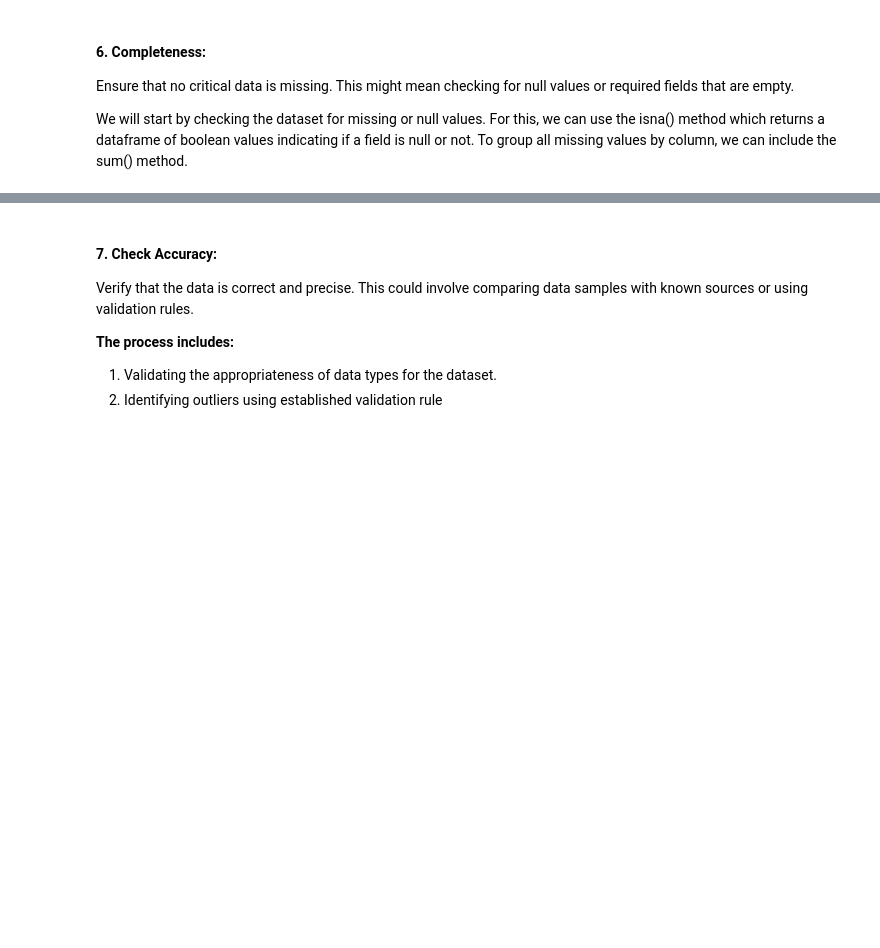
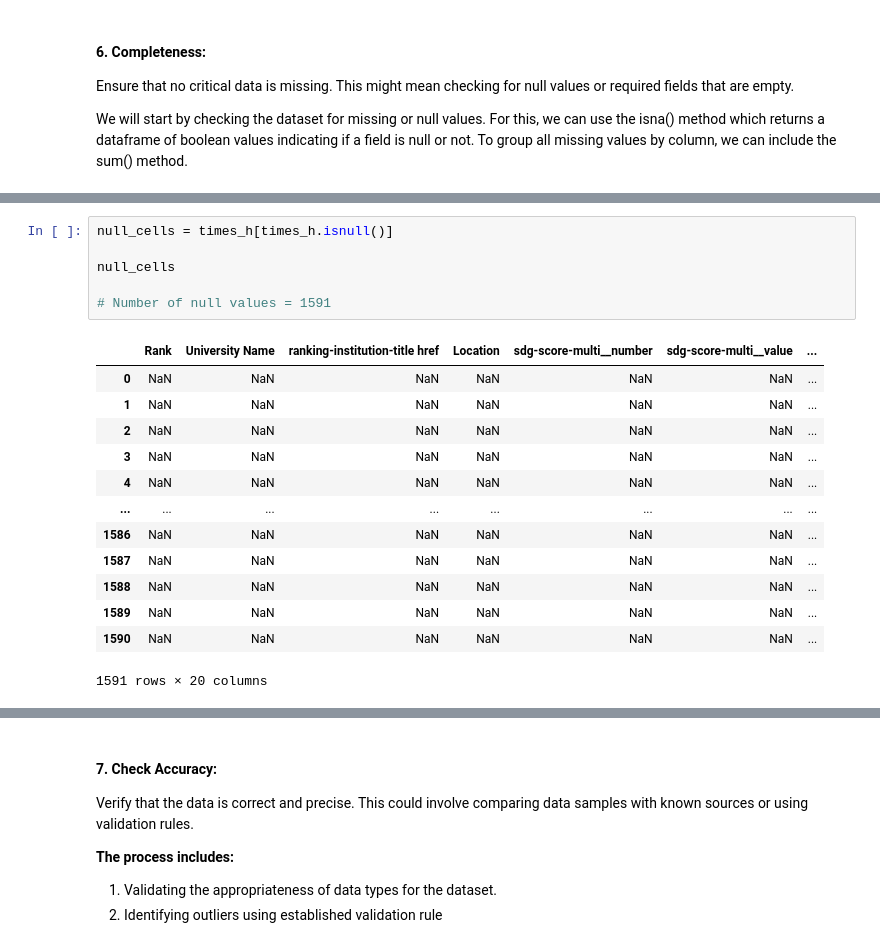
Before and after one commit to Tuwaiq-DS-ML-bootcamp-V-8/Usecase-3-Project-2, a Jupyter notebook: EDA explain template.ipynb, the cells around one changed output, grey strips where cells are left out. Drawn from its saved outputs; the diff is of its cells as text; blank space fills up the shorter version.

```diff
--- a/EDA explain template.ipynb
+++ b/EDA explain template.ipynb
@@ -378,0 +485,20 @@ times_h[times_h.isnull()].describe(include='all')
+# %%
+null_cells = times_h[times_h.isnull()]
+
+null_cells
+
+# Number of null values = 1591
+# %% [output]
+|  | Rank | University Name | ranking-institution-title href | Location | sdg-score-multi__number | sdg-score-multi__value | ... |
+| 0 | NaN | NaN | NaN | NaN | NaN | NaN | ... |
+| 1 | NaN | NaN | NaN | NaN | NaN | NaN | ... |
+| 2 | NaN | NaN | NaN | NaN | NaN | NaN | ... |
+| 3 | NaN | NaN | NaN | NaN | NaN | NaN | ... |
+| 4 | NaN | NaN | NaN | NaN | NaN | NaN | ... |
+| ... | ... | ... | ... | ... | ... | ... | ... |
+| 1586 | NaN | NaN | NaN | NaN | NaN | NaN | ... |
+| 1587 | NaN | NaN | NaN | NaN | NaN | NaN | ... |
+| 1588 | NaN | NaN | NaN | NaN | NaN | NaN | ... |
+| 1589 | NaN | NaN | NaN | NaN | NaN | NaN | ... |
+| 1590 | NaN | NaN | NaN | NaN | NaN | NaN | ... |
+1591 rows × 20 columns
```
Also changed, not shown: parts of 17 cells of this notebook, 1 other file.
